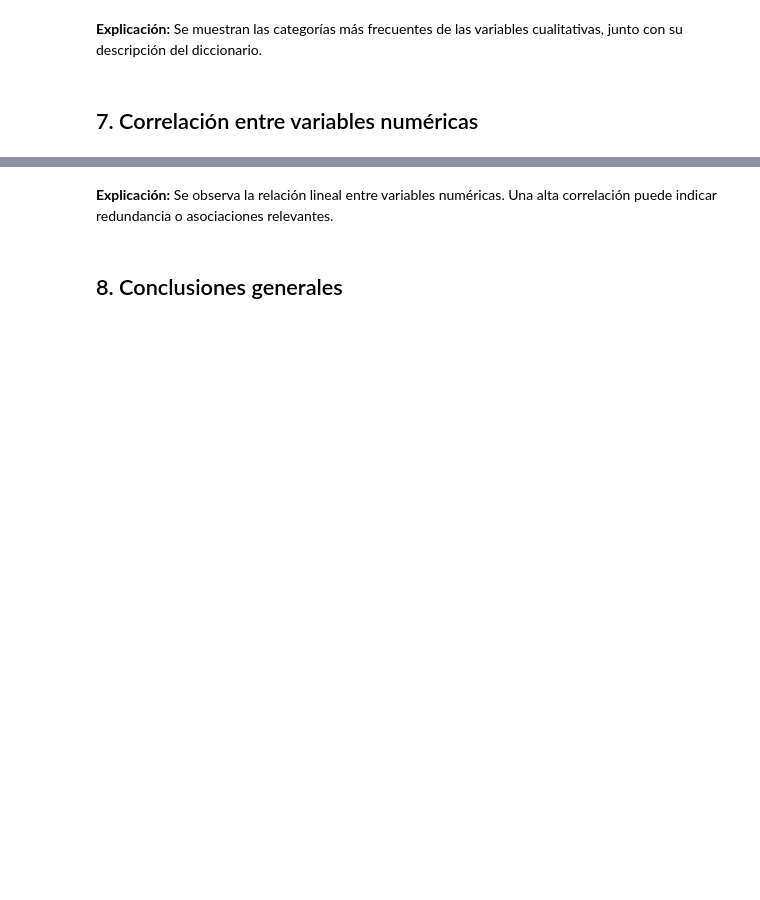
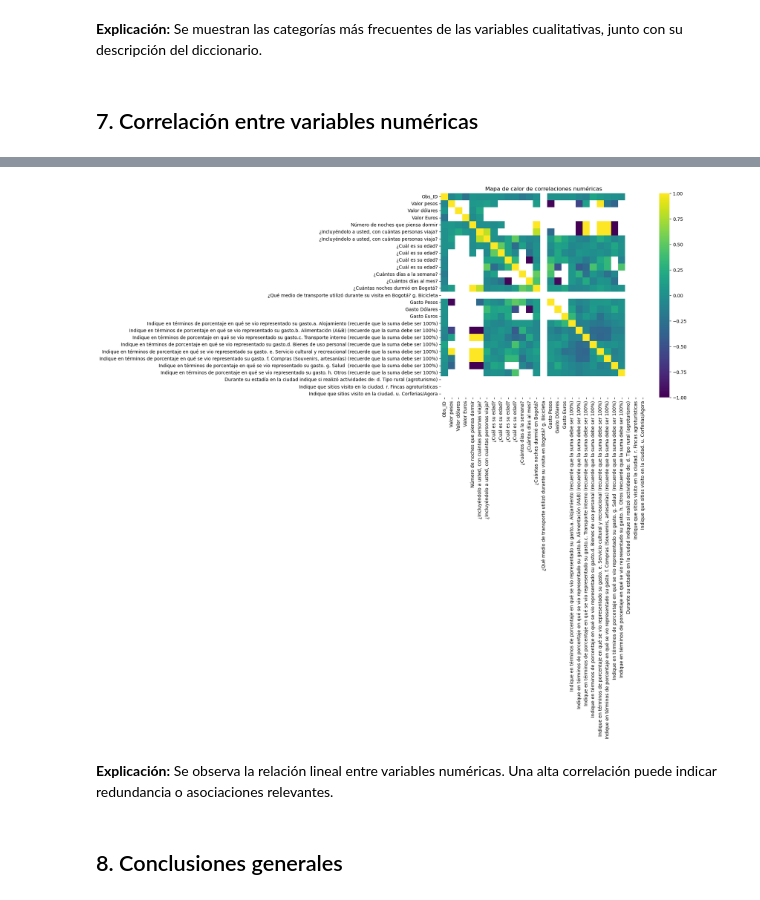
Before and after one commit to asrojas10/ProyectoMIAD-DespliegueSoluciones, a Jupyter notebook: analisis_exploratorio_viajeros_2023_con_diccionario.ipynb, the cells around one changed output, grey strips where cells are left out. Drawn from its saved outputs; the diff is of its cells as text; code cells hidden in the pictures; blank space fills up the shorter version.

```diff
--- a/analisis_exploratorio_viajeros_2023_con_diccionario.ipynb
+++ b/analisis_exploratorio_viajeros_2023_con_diccionario.ipynb
@@ -90,3 +231,20 @@ plt.show()
+# %%
+# Crear el diccionario de mapeo
+mapa_nombres = dic.set_index('variable')['descripcion'].to_dict()
+
+# Calcular la matriz de correlación
+matriz_corr = df[num_cols].corr()
+
+# Renombrar el índice (eje Y) y las columnas (eje X) de la matriz
+matriz_corr_desc = matriz_corr.rename(index=mapa_nombres, columns=mapa_nombres)
+
+# Graficar la matriz renombrada
+plt.figure(figsize=(10, 8))
+sns.heatmap(matriz_corr_desc, cmap='viridis', center=0)
+plt.title("Mapa de calor de correlaciones numéricas")
+plt.show()
+# %% [output]
+[figure, added]
 # %% [markdown]
 
 **Explicación:** Se observa la relación lineal entre variables numéricas. Una alta correlación puede indicar redundancia o asociaciones relevantes.
```
Also changed, not shown: parts of 8 cells of this notebook, 1 other file.
